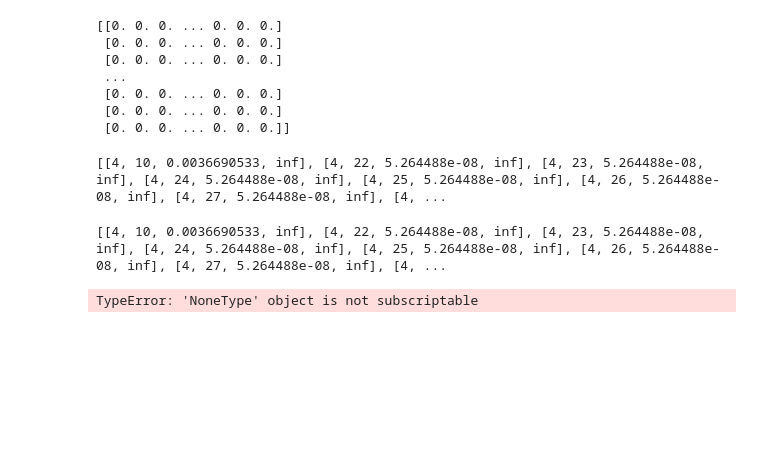
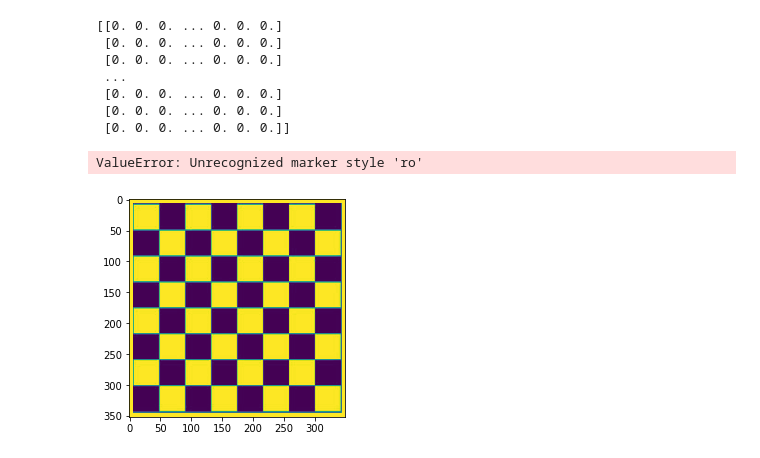
Before and after one commit to RutilusVulpes/190206_keypoint_detection, a Jupyter notebook: example.ipynb, the cells around one changed output. Drawn from its saved outputs; the diff is of its cells as text; code cells hidden in the pictures; blank space fills up the shorter version.

```diff
--- a/example.ipynb
+++ b/example.ipynb
@@ -133,6 +133,23 @@ print(H)
  [0. 0. 0. ... 0. 0. 0.]
  [0. 0. 0. ... 0. 0. 0.]]
 # %%
+def getmaxima (H,threshold):
+    maxima = []
+    x,y = H.shape
+    for i in range(1,x-1):
+        for j in range(1,y-1):
+            if H[i,j] > threshold :
+                continue
+
+            if(    H[i,j] > H[i+1,j]   and  H[i,j] > H[i-1,j]
+               and H[i,j] > H[i,j-1]   and  H[i,j] > H[i,j+1]
+               and H[i,j] > H[i+1,j-1] and  H[i,j] > H[i+1,j+1]
+               and H[i,j] > H[i-1,j-1] and  H[i,j] > H[i-1,j+1]):
+
+                maxima.append([i,j,H[i][j]])
+
+    return maxima
+
 def get_local_maxima(H):
     localMax = []
 
@@ -146,36 +163,62 @@ def get_local_maxima(H):
 
 
 
-local_max = get_local_maxima(H)
-print(local_max)
+#local_max = get_local_maxima(H)
+#print(local_max)
-# %% [output]
-[[4, 10, 0.0036690533, inf], [4, 22, 5.264488e-08, inf], [4, 23, 5.264488e-08, inf], [4, 24, 5.264488e-08, inf], [4, 25, 5.264488e-08, inf], [4, 26, 5.264488e-08, inf], [4, 27, 5.264488e-08, inf], [4, ...
 # %%
-c = .9
+def nonmaxsup(H,n=100,c=.9):
+
+    mindistance = []
+    threshold = np.mean(H) + np.std(H)
+    maxima = getmaxima(H,threshold)
+    x = 0
+    y = 1
+    z = 2
+    for row in maxima:
+        min = np.inf
+        for row1 in maxima:
+            dist = np.sqrt((row[x]-row1[x])**2 + (row[y]-row1[y])**2 )
+            if row[z] < c*row1[z] and dist > 0 and dist < min:
+                min = dist
+                xmin = row1[x]
+                ymin = row1[y]
+
+        mindistance.append([row1[x],row1[y],min])
+
+    mindistance.sort(key=lambda x:x[2])
+    return mindistance[:n]
+
+
+nms = nonmaxsup(H)
+
+plt.imshow(I)
+
+for point in nms:
+    plt.plot(point[0], point[1], marker='ro')
+
+plt.show()
+'''c = .9
 def distance(x1,y1,x2,y2):
     return np.sqrt((x2-x1)**2 + (y2-y1)**2)
 
 num_keypts = len(local_max)
 
 x = 0
 
 while(x < num_keypts):
     for j in range(num_keypts):
         if(j != x):
             if(local_max[j][2]*c > local_max[x][2]):
                 if(distance(local_max[j][0],local_max[j][1], local_max[x][0], local_max[x][1]) < local_max[x][3]):
                     local_max[x][3] = distance(local_max[j][0],local_max[j][1], local_max[x][0], local_max[x][1])
     x+=1
 
-print("Finished")
+print("Finished")'''
+# %% [output]
+ValueError: Unrecognized marker style 'ro'
+[figure, added]
 # %%
-def sort_dist(val):
+'''def sort_dist(val):
     return val[3]
 
-local_max.sort(reverse=True, key=sort_dist)
+local_max.sort(reverse=True, key=sort_dist)'''
-# %% [output]
-[[4, 10, 0.0036690533, inf], [4, 22, 5.264488e-08, inf], [4, 23, 5.264488e-08, inf], [4, 24, 5.264488e-08, inf], [4, 25, 5.264488e-08, inf], [4, 26, 5.264488e-08, inf], [4, 27, 5.264488e-08, inf], [4, ...
-# %%
-print(local_max[0][3])
-# %% [output]
-TypeError: 'NoneType' object is not subscriptable
```
Also changed, not shown: parts of 1 cell of this notebook.
